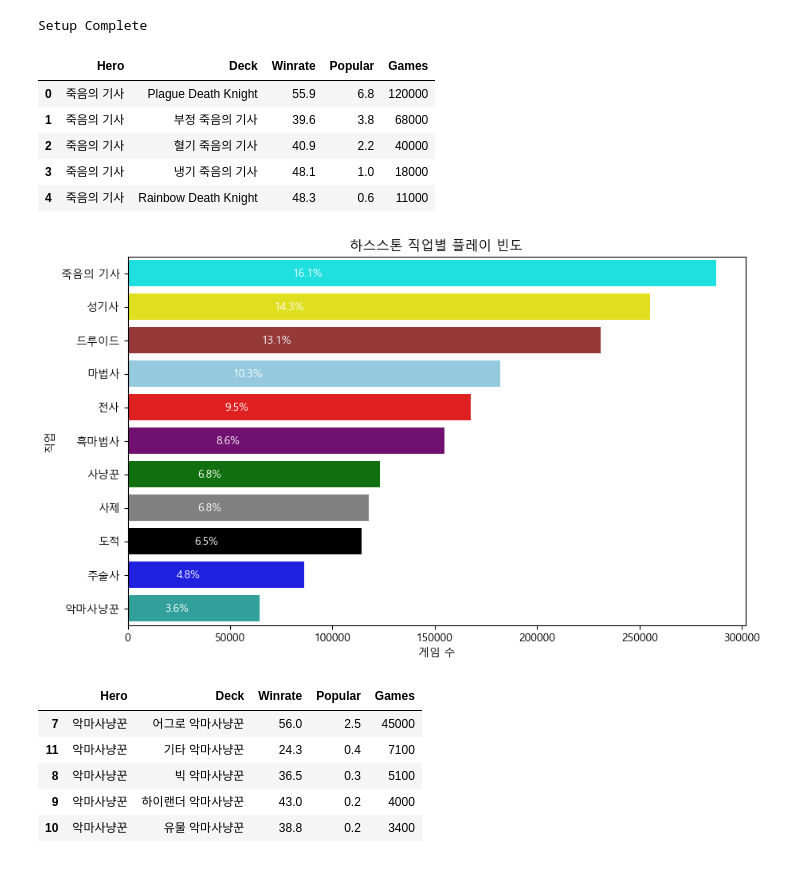
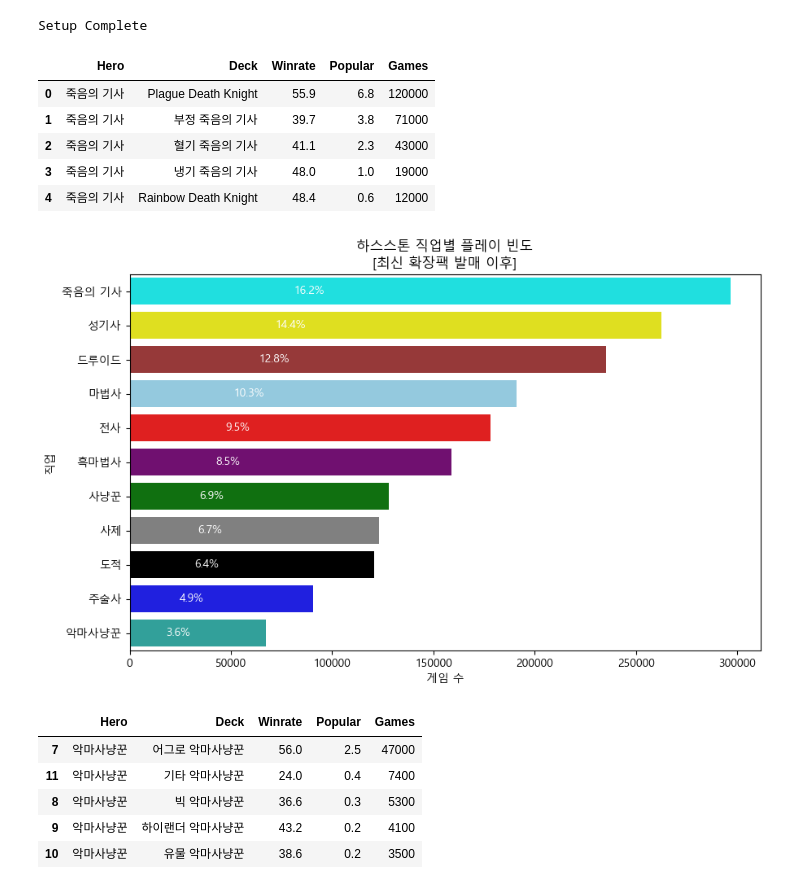
Before and after one commit to tlthr764/codingon_project_03, a Jupyter notebook: graph_meta.ipynb, the cells around one changed output. Cells and saved outputs as stored; diff of their text form; code cells hidden in the pictures.

```diff
--- a/graph_meta.ipynb
+++ b/graph_meta.ipynb
@@ -16,11 +16,8 @@ print("Setup Complete")
 # %% [output]
 Setup Complete
 # %%
-# 현재 작업 디렉토리 확인
-current_directory = os.getcwd()
-
 # 파일의 상대 경로 지정
-meta_filepath = os.path.join(current_directory, 'all', './hs_meta.csv')
+meta_filepath = './hs_meta.csv'
 
 # 데이터 불러오기
 meta_data = pd.read_csv(meta_filepath)
@@ -39,45 +36,45 @@ meta_data.head()
 # %% [output]
 |  | Hero | Deck | Winrate | Popular | Games |
 | 0 | 죽음의 기사 | Plague Death Knight | 55.9 | 6.8 | 120000 |
-| 1 | 죽음의 기사 | 부정 죽음의 기사 | 39.6 | 3.8 | 68000 |
-| 2 | 죽음의 기사 | 혈기 죽음의 기사 | 40.9 | 2.2 | 40000 |
-| 3 | 죽음의 기사 | 냉기 죽음의 기사 | 48.1 | 1.0 | 18000 |
-| 4 | 죽음의 기사 | Rainbow Death Knight | 48.3 | 0.6 | 11000 |
+| 1 | 죽음의 기사 | 부정 죽음의 기사 | 39.7 | 3.8 | 71000 |
+| 2 | 죽음의 기사 | 혈기 죽음의 기사 | 41.1 | 2.3 | 43000 |
+| 3 | 죽음의 기사 | 냉기 죽음의 기사 | 48.0 | 1.0 | 19000 |
+| 4 | 죽음의 기사 | Rainbow Death Knight | 48.4 | 0.6 | 12000 |
 # %%
 # 직업별 게임 플레이 빈도 계산
 hero_total = meta_data.groupby(['Hero'])[['Popular','Games']].sum().reset_index()
 
 # 게임 수가 많은 순으로 정렬
 hero_total = hero_total.sort_values(by='Games', ascending=False)
 
 # 직업별 색깔 지정
 hero_color = {
     '죽음의 기사': 'cyan',
     '성기사': 'yellow',
     '드루이드': 'brown',
     '마법사': 'skyblue',
     '전사': 'red',
     '흑마법사': 'purple',
     '사냥꾼': 'green',
     '사제': 'gray',
     '도적': 'black',
     '주술사': 'blue',
     '악마사냥꾼' : 'lightseagreen'
 }
 
 # Seaborn을 사용하여 막대 그래프 그리기
 plt.figure(figsize=(10, 6))
 hero_graph = sns.barplot(x='Games', y='Hero', data=hero_total, palette=hero_color.values())
-plt.title("하스스톤 직업별 플레이 빈도")
+plt.title("하스스톤 직업별 플레이 빈도\n[최신 확장팩 발매 이후]")
 plt.xlabel("게임 수")
 plt.ylabel("직업")
 
 # 각 막대 안에 점유율을 표시
 for index, value in enumerate(hero_total['Popular']):
     hero_graph.text(value * 5000, index, f'{value:.1f}%', va='center', fontsize=10, color='white')
 plt.show()
 # %% [output]
-[figure, old version]
+[figure, new version]
 # %%
 # 직업별 총 점유율 계산
 hero_popular_total = meta_data.groupby('Hero')['Popular'].sum().reset_index()
@@ -99,11 +96,11 @@ deck_total['Deck'] = deck_total.apply(lambda row: f"{row['Deck']} {row['Hero']}"
 deck_total.head()
 # %% [output]
 |  | Hero | Deck | Winrate | Popular | Games |
-| 7 | 악마사냥꾼 | 어그로 악마사냥꾼 | 56.0 | 2.5 | 45000 |
-| 11 | 악마사냥꾼 | 기타 악마사냥꾼 | 24.3 | 0.4 | 7100 |
-| 8 | 악마사냥꾼 | 빅 악마사냥꾼 | 36.5 | 0.3 | 5100 |
-| 9 | 악마사냥꾼 | 하이랜더 악마사냥꾼 | 43.0 | 0.2 | 4000 |
-| 10 | 악마사냥꾼 | 유물 악마사냥꾼 | 38.8 | 0.2 | 3400 |
+| 7 | 악마사냥꾼 | 어그로 악마사냥꾼 | 56.0 | 2.5 | 47000 |
+| 11 | 악마사냥꾼 | 기타 악마사냥꾼 | 24.0 | 0.4 | 7400 |
+| 8 | 악마사냥꾼 | 빅 악마사냥꾼 | 36.6 | 0.3 | 5300 |
+| 9 | 악마사냥꾼 | 하이랜더 악마사냥꾼 | 43.2 | 0.2 | 4100 |
+| 10 | 악마사냥꾼 | 유물 악마사냥꾼 | 38.6 | 0.2 | 3500 |
 # %%
 # 각 덱에 대한 유사한 색깔 지정
 deck_colors = {
```
Also changed, not shown: parts of 8 cells of this notebook, 7 other files.
